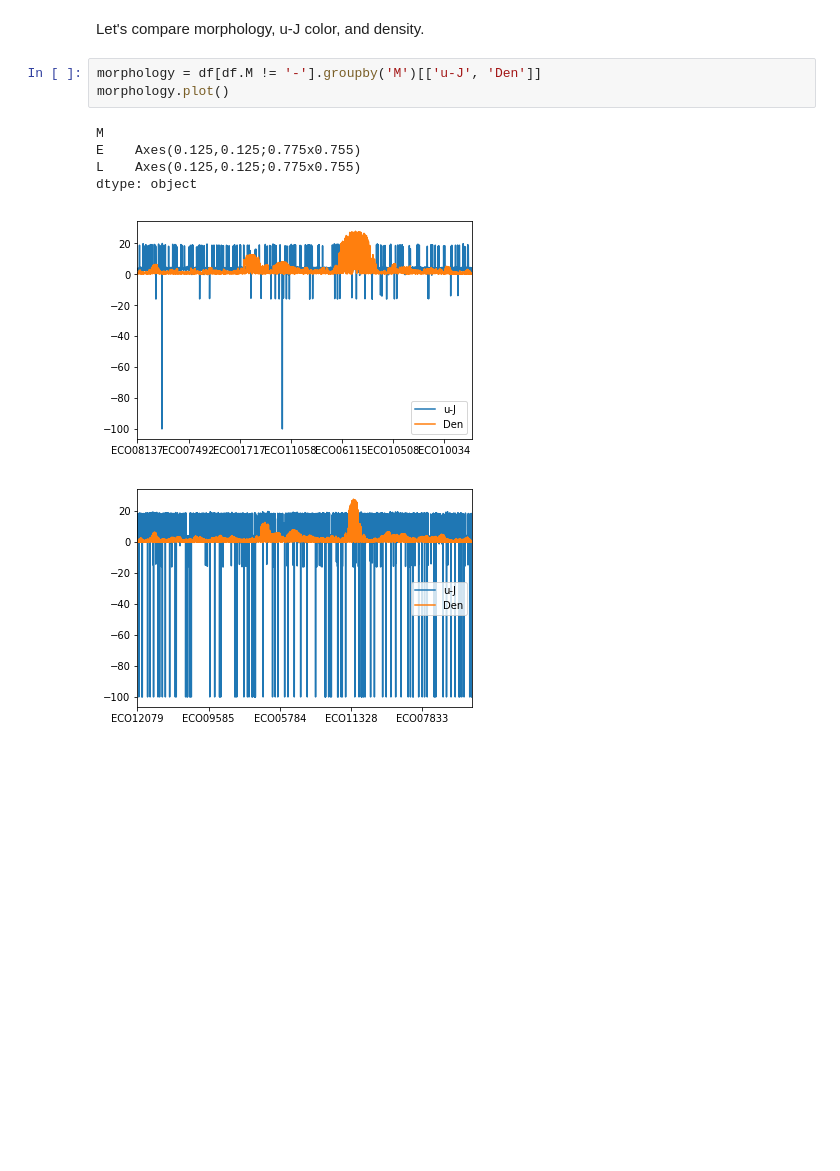
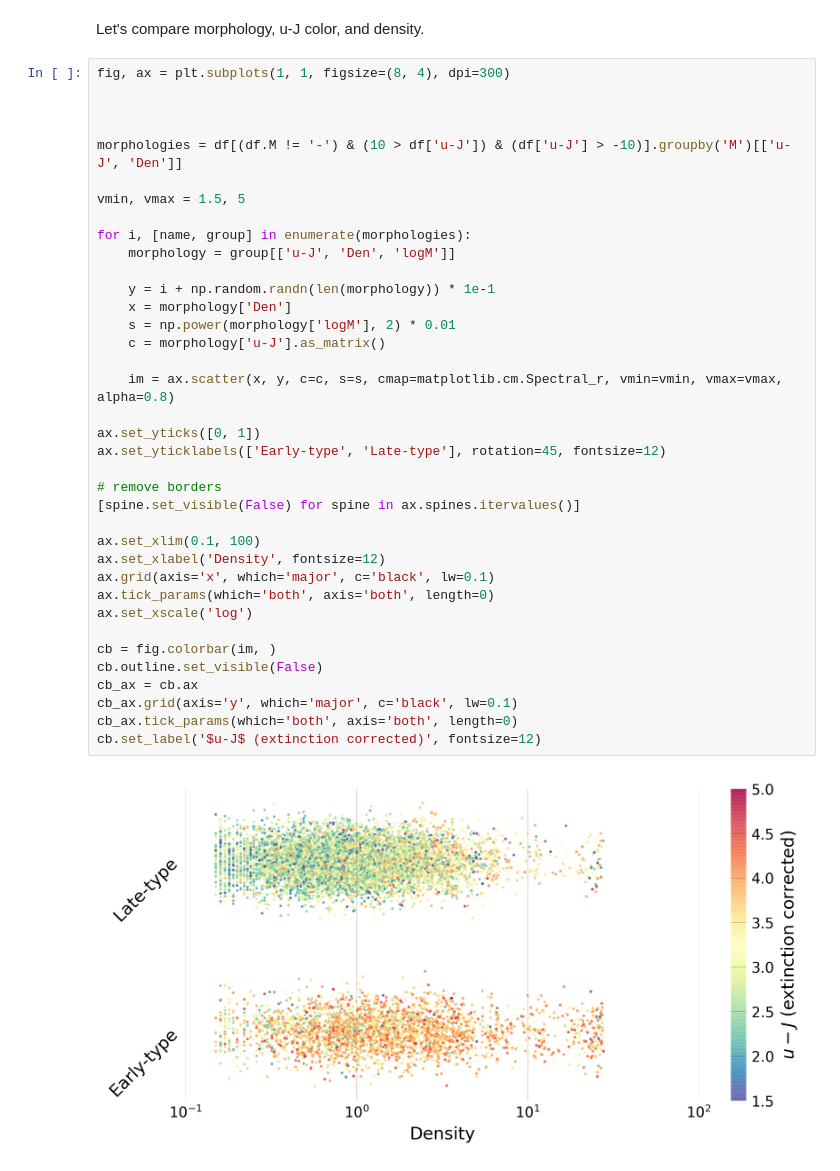
Before and after one commit to jwuphysics/visualizing-eco, a Jupyter notebook: notebook/Morphology versus other statistics.ipynb, the cells around one changed output. Cells and saved outputs as stored; diff of their text form; blank space fills up the shorter version.

Commit message:
produce stripplot of density, color vs. morphology

```diff
--- a/notebook/Morphology versus other statistics.ipynb
+++ b/notebook/Morphology versus other statistics.ipynb
@@ -28,13 +29,42 @@ df.head()
 5 rows × 21 columns
 # %% [markdown]
 Let's compare morphology, u-J color, and density.
-# %%
-morphology = df[df.M != '-'].groupby('M')[['u-J', 'Den']]
-morphology.plot()
-# %% [output]
-M
-E    Axes(0.125,0.125;0.775x0.755)
-L    Axes(0.125,0.125;0.775x0.755)
-dtype: object
-[figure, removed]
-[figure, removed]
+# %%
+fig, ax = plt.subplots(1, 1, figsize=(8, 4), dpi=300)
+
+
+
+morphologies = df[(df.M != '-') & (10 > df['u-J']) & (df['u-J'] > -10)].groupby('M')[['u-J', 'Den']]
+
+vmin, vmax = 1.5, 5
+
+for i, [name, group] in enumerate(morphologies):
+    morphology = group[['u-J', 'Den', 'logM']]
+
+    y = i + np.random.randn(len(morphology)) * 1e-1
+    x = morphology['Den']
+    s = np.power(morphology['logM'], 2) * 0.01
+    c = morphology['u-J'].as_matrix()
+
+    im = ax.scatter(x, y, c=c, s=s, cmap=matplotlib.cm.Spectral_r, vmin=vmin, vmax=vmax, alpha=0.8)
+
+ax.set_yticks([0, 1])
+ax.set_yticklabels(['Early-type', 'Late-type'], rotation=45, fontsize=12)
+
+# remove borders
+[spine.set_visible(False) for spine in ax.spines.itervalues()]
+
+ax.set_xlim(0.1, 100)
+ax.set_xlabel('Density', fontsize=12)
+ax.grid(axis='x', which='major', c='black', lw=0.1)
+ax.tick_params(which='both', axis='both', length=0)
+ax.set_xscale('log')
+
+cb = fig.colorbar(im, )
+cb.outline.set_visible(False)
+cb_ax = cb.ax
+cb_ax.grid(axis='y', which='major', c='black', lw=0.1)
+cb_ax.tick_params(which='both', axis='both', length=0)
+cb.set_label('$u-J$ (extinction corrected)', fontsize=12)
+# %% [output]
+[figure, added]
```
Also changed, not shown: parts of 1 cell of this notebook.
